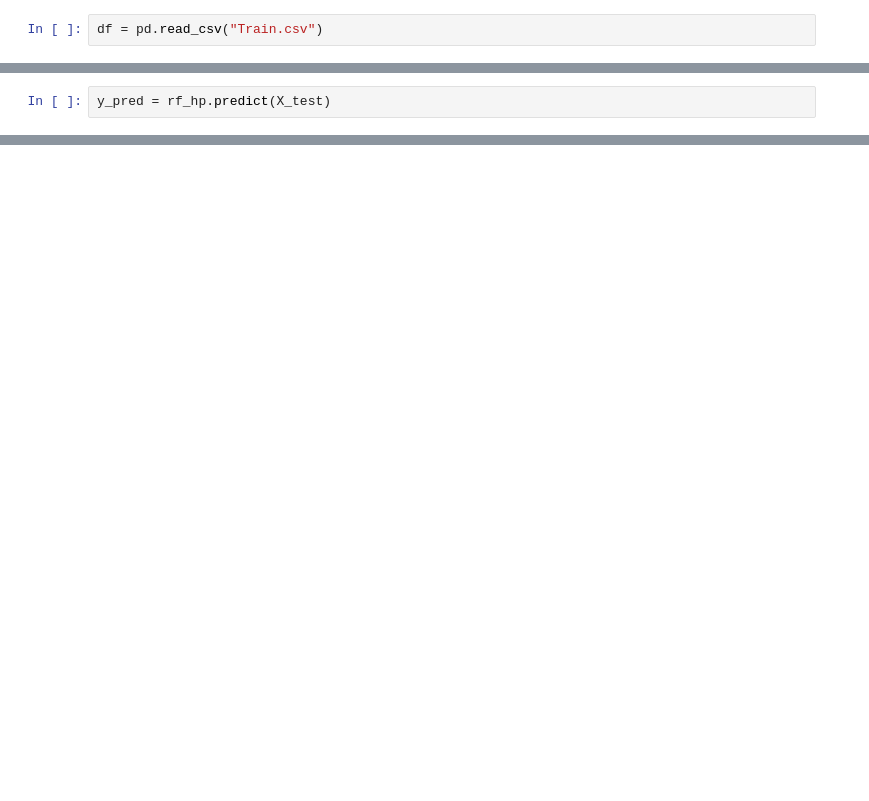
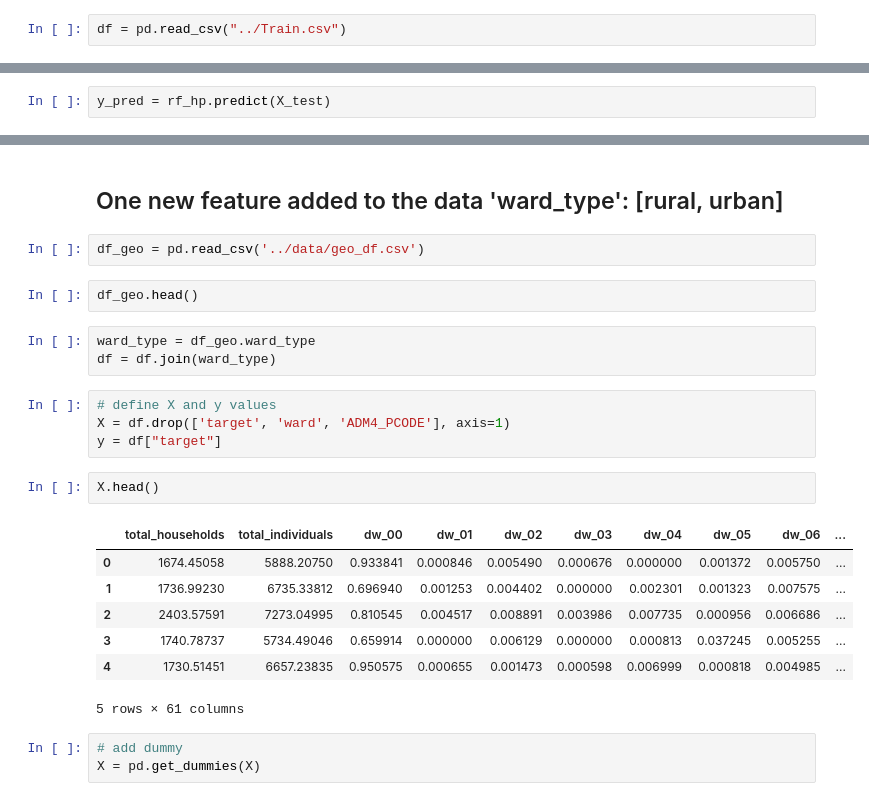
Before and after one commit to christine-berlin/Zindi_Data_female_households_RSA, a Jupyter notebook: models/random_forest_model.ipynb, the cells around one changed output, grey strips where cells are left out. Drawn from its saved outputs; the diff is of its cells as text; blank space fills up the shorter version.

```diff
--- a/models/random_forest_model.ipynb
+++ b/models/random_forest_model.ipynb
@@ -19,2 +13,2 @@ plt.rcParams['figure.figsize'] = [16, 10]
 # %%
-df = pd.read_csv("Train.csv")
+df = pd.read_csv("../Train.csv")
@@ -252,0 +264,26 @@ NameError: name 'make_pipeline' is not defined
+# %% [markdown]
+## One new feature added to the data 'ward_type': [rural, urban]
+# %%
+df_geo = pd.read_csv('../data/geo_df.csv')
+# %%
+df_geo.head()
+# %%
+ward_type = df_geo.ward_type
+df = df.join(ward_type)
+# %%
+# define X and y values
+X = df.drop(['target', 'ward', 'ADM4_PCODE'], axis=1)
+y = df["target"]
+# %%
+X.head()
+# %% [output]
+|  | total_households | total_individuals | dw_00 | dw_01 | dw_02 | dw_03 | dw_04 | dw_05 | dw_06 | ... |
+| 0 | 1674.45058 | 5888.20750 | 0.933841 | 0.000846 | 0.005490 | 0.000676 | 0.000000 | 0.001372 | 0.005750 | ... |
+| 1 | 1736.99230 | 6735.33812 | 0.696940 | 0.001253 | 0.004402 | 0.000000 | 0.002301 | 0.001323 | 0.007575 | ... |
+| 2 | 2403.57591 | 7273.04995 | 0.810545 | 0.004517 | 0.008891 | 0.003986 | 0.007735 | 0.000956 | 0.006686 | ... |
+| 3 | 1740.78737 | 5734.49046 | 0.659914 | 0.000000 | 0.006129 | 0.000000 | 0.000813 | 0.037245 | 0.005255 | ... |
+| 4 | 1730.51451 | 6657.23835 | 0.950575 | 0.000655 | 0.001473 | 0.000598 | 0.006999 | 0.000818 | 0.004985 | ... |
+5 rows × 61 columns
+# %%
+# add dummy
+X = pd.get_dummies(X)
```
Also changed, not shown: parts of 51 cells of this notebook, 1 other file.
